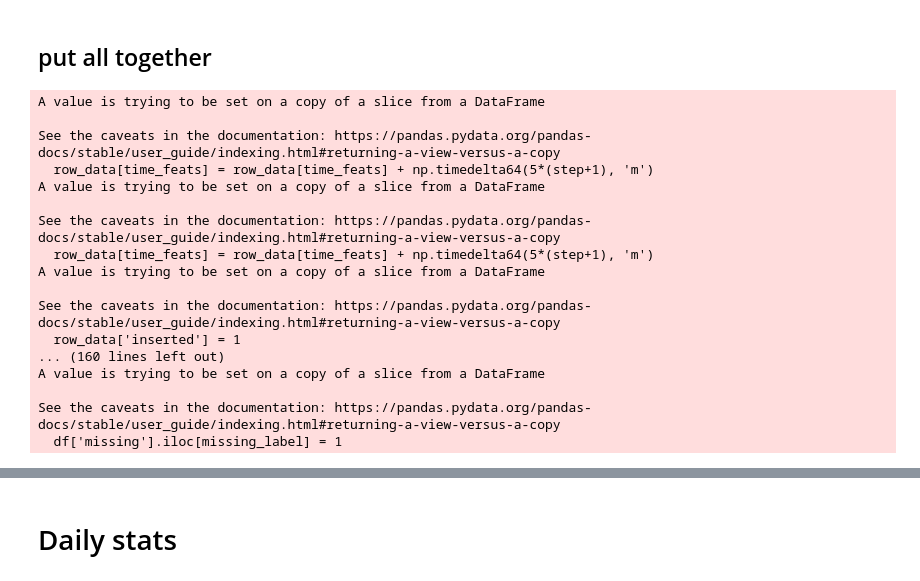
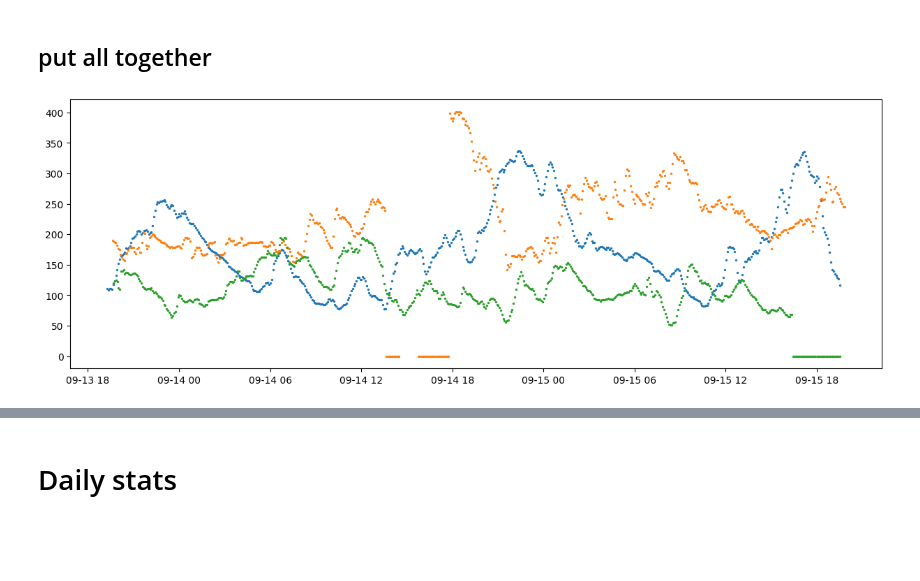
Before and after one commit to karinakanjaria/glucose-data-analysis, a Jupyter notebook: Read_In_Data/filling_and_stats.ipynb, the cells around one changed output, grey strips where cells are left out. Cells and saved outputs as stored; diff of their text form; code cells hidden in the pictures; blank space fills up the shorter version.

```diff
--- a/Read_In_Data/filling_and_stats.ipynb
+++ b/Read_In_Data/filling_and_stats.ipynb
@@ -141,23 +143,11 @@ def interpolateMissing(df):
     return df.dropna(axis=0, subset="Value")
 # %% [markdown]
 ## put all together
-# %%
-interp = interpolateMissing(ZeroToNaN(fillUnrecorded(data)))
-# %% [output]
-A value is trying to be set on a copy of a slice from a DataFrame
-
-See the caveats in the documentation: https://pandas.pydata.org/pandas-docs/stable/user_guide/indexing.html#returning-a-view-versus-a-copy
-  row_data[time_feats] = row_data[time_feats] + np.timedelta64(5*(step+1), 'm')
-A value is trying to be set on a copy of a slice from a DataFrame
-
-See the caveats in the documentation: https://pandas.pydata.org/pandas-docs/stable/user_guide/indexing.html#returning-a-view-versus-a-copy
-  row_data[time_feats] = row_data[time_feats] + np.timedelta64(5*(step+1), 'm')
-A value is trying to be set on a copy of a slice from a DataFrame
-
-See the caveats in the documentation: https://pandas.pydata.org/pandas-docs/stable/user_guide/indexing.html#returning-a-view-versus-a-copy
-  row_data['inserted'] = 1
-... (160 lines left out)
-A value is trying to be set on a copy of a slice from a DataFrame
-
-See the caveats in the documentation: https://pandas.pydata.org/pandas-docs/stable/user_guide/indexing.html#returning-a-view-versus-a-copy
-  df['missing'].iloc[missing_label] = 1
+# %%
+from matplotlib import pyplot as plt
+plt.rcParams["figure.figsize"] = (15,5)
+for i in patIDs:
+    temp  = data[data.PatientId == i]
+    plt.scatter(temp.GlucoseDisplayTime, temp.Value, s=2)
+# %% [output]
+[figure, added]
```
Also changed, not shown: parts of 4 cells of this notebook, 2 other files.
